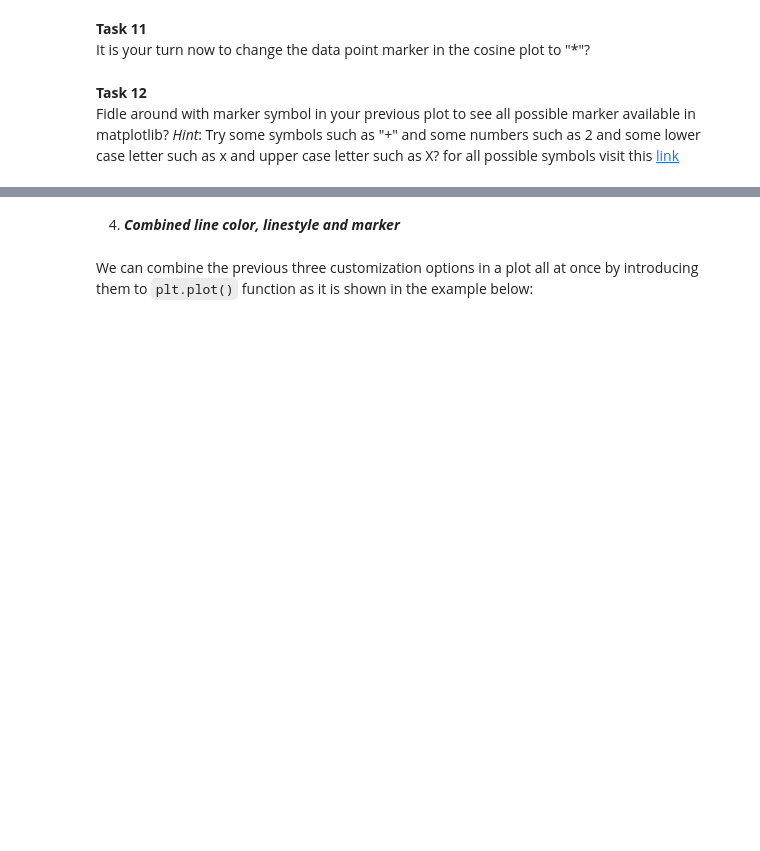
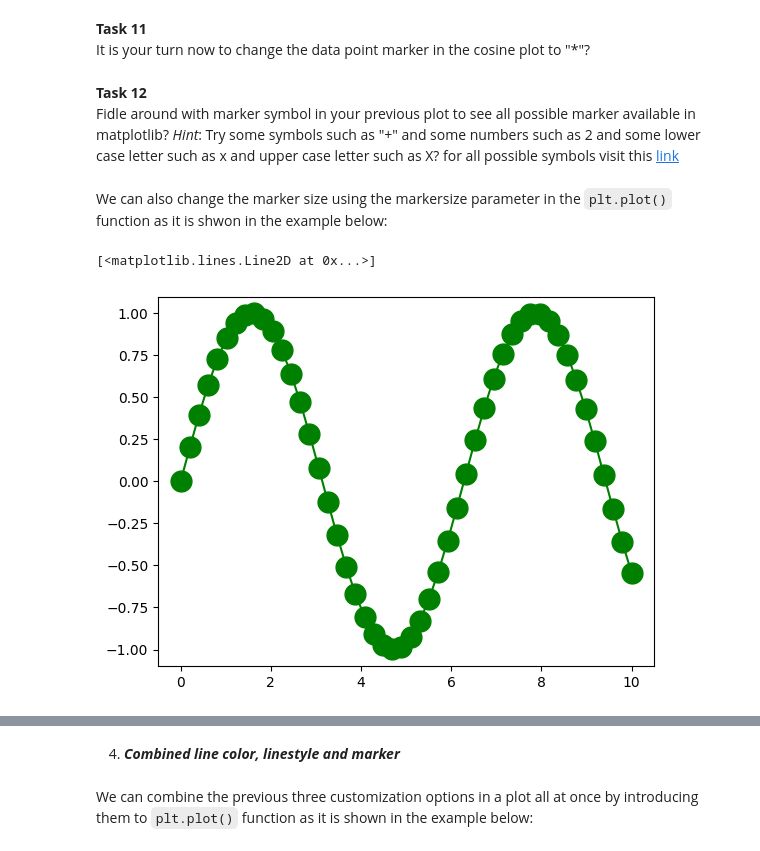
Before and after one commit to AhmadAlsaadi/ENCH320-Numpy, a Jupyter notebook: Matplotlib.ipynb, the cells around one changed output, grey strips where cells are left out. Drawn from its saved outputs; the diff is of its cells as text; code cells hidden in the pictures; blank space fills up the shorter version.

```diff
--- a/Matplotlib.ipynb
+++ b/Matplotlib.ipynb
@@ -241,3 +221,14 @@ Fidle around with marker symbol in your previous plot to see all possible marker
 # %%
 ## Task 12 solution
 ## write your code here
+# %% [markdown]
+We can also change the marker size using the markersize parameter in the `plt.plot()` function as it is shwon in the example below:
+# %%
+import matplotlib.pyplot as plt
+import numpy as np
+x=np.linspace(0,10)
+y=np.sin(x)
+plt.plot(x,y,color="green",marker="o", markersize=15)
+# %% [output]
+[<matplotlib.lines.Line2D at 0x...>]
+[figure, added]
```
Also changed, not shown: parts of 34 cells of this notebook.
